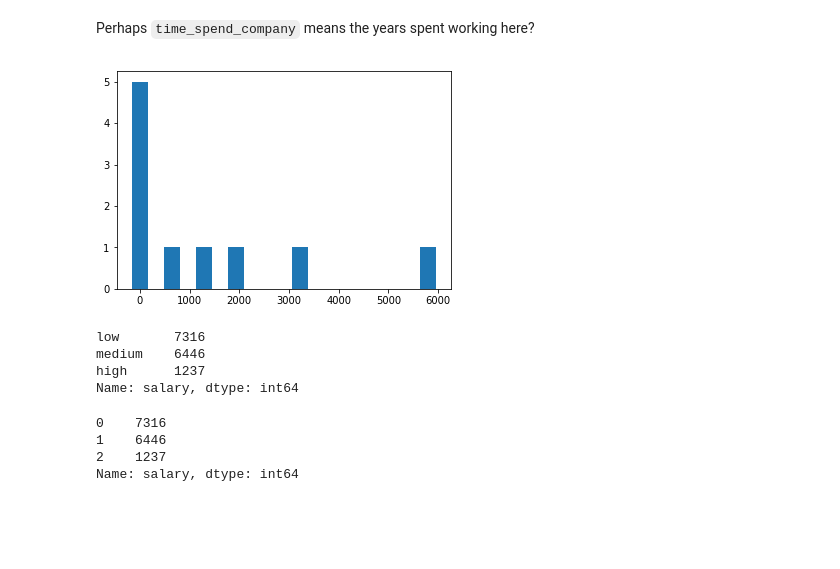
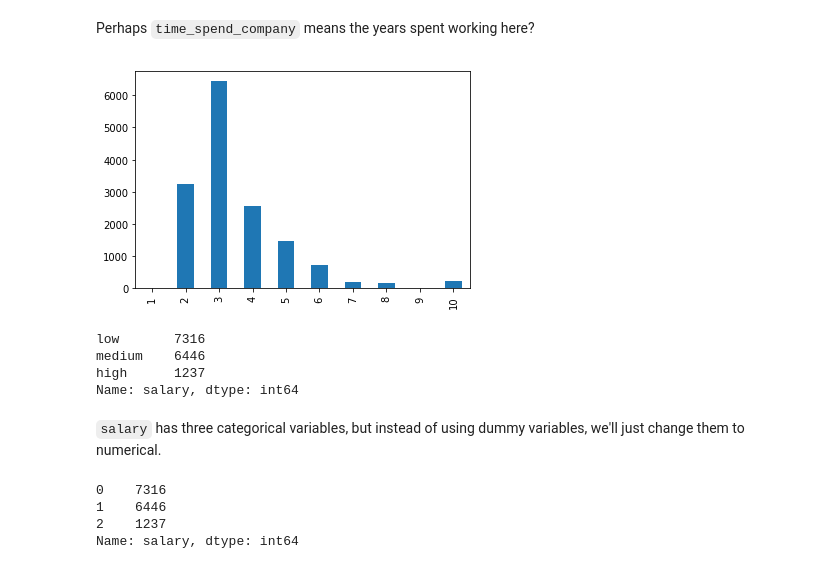
Before and after one commit to giancarlo-garbagnati/employeeretention-ml, a Jupyter notebook: ipynotebooks/hr-employeeretention.ipynb, the cells around one changed output. Saved outputs shown, nothing was run; the diff lists cells and outputs as text; code cells hidden in the pictures; blank space fills up the shorter version.

```diff
--- a/ipynotebooks/hr-employeeretention.ipynb
+++ b/ipynotebooks/hr-employeeretention.ipynb
@@ -165,9 +167,11 @@ dtype: int64
 # %% [markdown]
 Perhaps `time_spend_company` means the years spent working here?
 # %%
-plt.hist(tsc, bins=10, align='left', rwidth=0.5);
+#plt.hist(tsc, bins=10, align='left', rwidth=0.5);
+#plt.bar(tsc, rwidth=0.5);
+tsc.plot.bar();
 # %% [output]
-[figure, old version]
+[figure, new version]
 # %%
 df['salary'].value_counts()
 # %% [output]
@@ -175,6 +179,8 @@ low       7316
 medium    6446
 high      1237
 Name: salary, dtype: int64
+# %% [markdown]
+`salary` has three categorical variables, but instead of using dummy variables, we'll just change them to numerical.
 # %%
 def impute_salary(s):
     if s == 'low':
```
Also changed, not shown: parts of 8 cells of this notebook.
